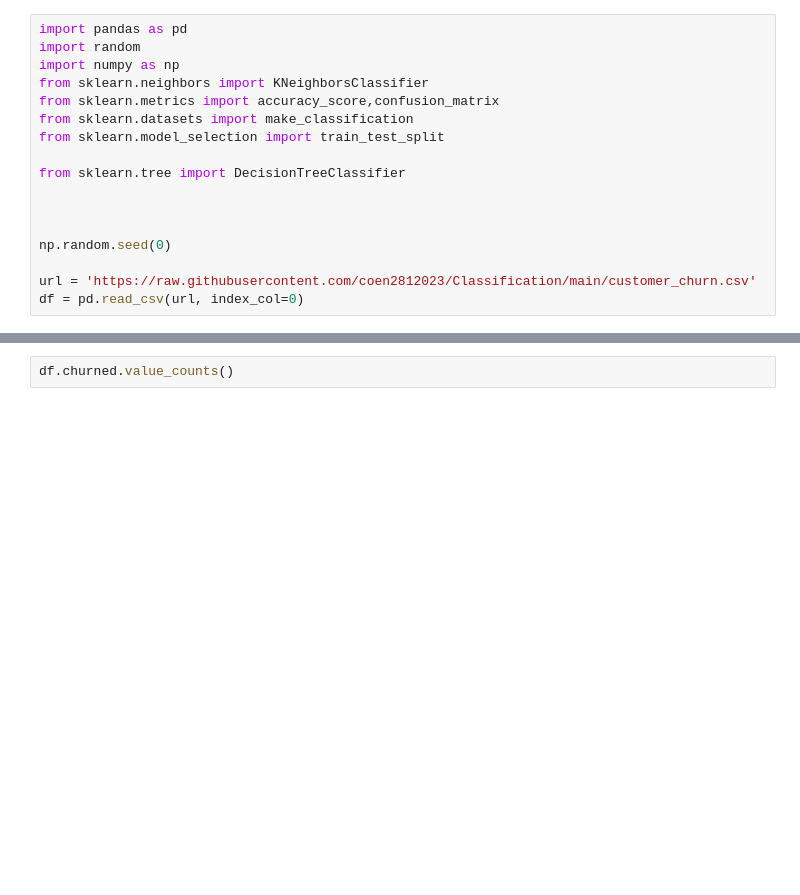
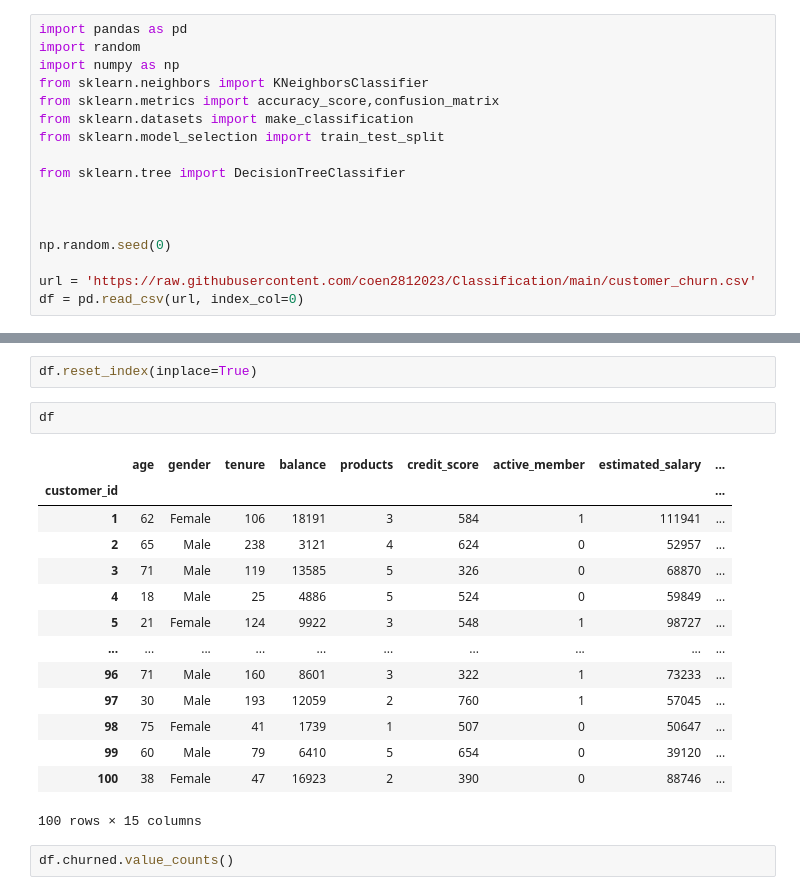
Before and after one commit to coen2812023/Classification, a Jupyter notebook: CustomerChurn.ipynb, the cells around one changed output, grey strips where cells are left out. Drawn from its saved outputs; the diff is of its cells as text; blank space fills up the shorter version.

```diff
--- a/CustomerChurn.ipynb
+++ b/CustomerChurn.ipynb
@@ -30,3 +29,22 @@ df.head()
+# %%
+df.reset_index(inplace=True)
+# %%
+df
+# %% [output]
+|  | age | gender | tenure | balance | products | credit_score | active_member | estimated_salary | ... |
+| customer_id |  |  |  |  |  |  |  |  | ... |
+| 1 | 62 | Female | 106 | 18191 | 3 | 584 | 1 | 111941 | ... |
+| 2 | 65 | Male | 238 | 3121 | 4 | 624 | 0 | 52957 | ... |
+| 3 | 71 | Male | 119 | 13585 | 5 | 326 | 0 | 68870 | ... |
+| 4 | 18 | Male | 25 | 4886 | 5 | 524 | 0 | 59849 | ... |
+| 5 | 21 | Female | 124 | 9922 | 3 | 548 | 1 | 98727 | ... |
+| ... | ... | ... | ... | ... | ... | ... | ... | ... | ... |
+| 96 | 71 | Male | 160 | 8601 | 3 | 322 | 1 | 73233 | ... |
+| 97 | 30 | Male | 193 | 12059 | 2 | 760 | 1 | 57045 | ... |
+| 98 | 75 | Female | 41 | 1739 | 1 | 507 | 0 | 50647 | ... |
+| 99 | 60 | Male | 79 | 6410 | 5 | 654 | 0 | 39120 | ... |
+| 100 | 38 | Female | 47 | 16923 | 2 | 390 | 0 | 88746 | ... |
+100 rows × 15 columns
 # %%
 df.churned.value_counts()
 # %% [output]
```
Also changed, not shown: parts of 4 cells of this notebook.
